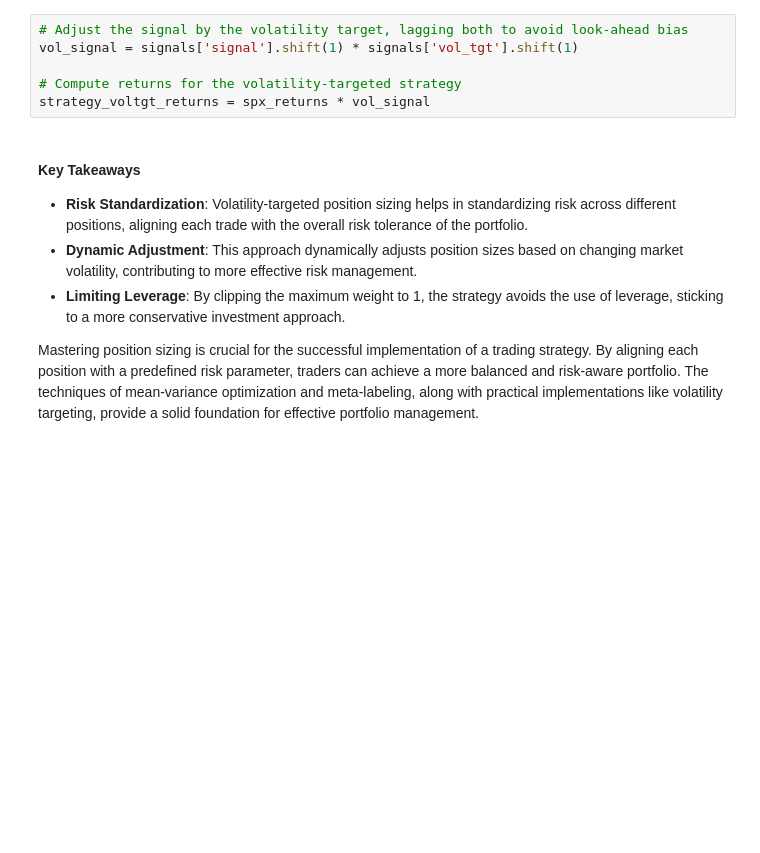
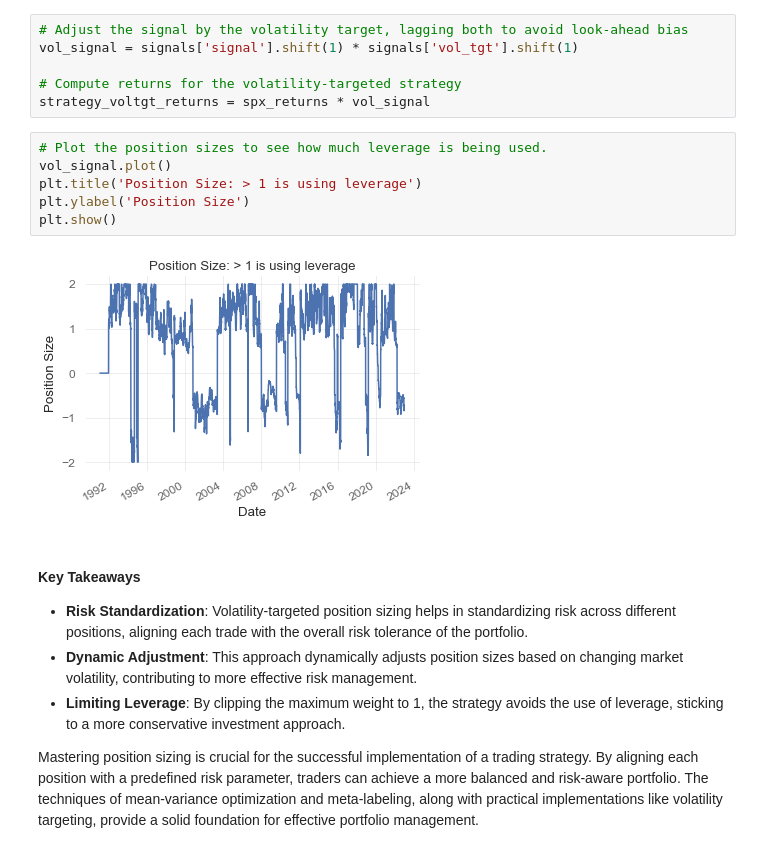
Before and after one commit to hudson-and-thames/backtest_tutorial, a Jupyter notebook: Vectorized_Backtest_Tutorial.ipynb, the cells around one changed output. Cells and saved outputs as stored; diff of their text form; blank space fills up the shorter version.

```diff
--- a/Vectorized_Backtest_Tutorial.ipynb
+++ b/Vectorized_Backtest_Tutorial.ipynb
@@ -191,6 +192,14 @@ vol_signal = signals['signal'].shift(1) * signals['vol_tgt'].shift(1)
 
 # Compute returns for the volatility-targeted strategy
 strategy_voltgt_returns = spx_returns * vol_signal
+# %%
+# Plot the position sizes to see how much leverage is being used.
+vol_signal.plot()
+plt.title('Position Size: > 1 is using leverage')
+plt.ylabel('Position Size')
+plt.show()
+# %% [output]
+[figure, added]
 # %% [markdown]
 #### Key Takeaways
 * **Risk Standardization**: Volatility-targeted position sizing helps in standardizing risk across different positions, aligning each trade with the overall risk tolerance of the portfolio.
```
Also changed, not shown: parts of 3 cells of this notebook.
